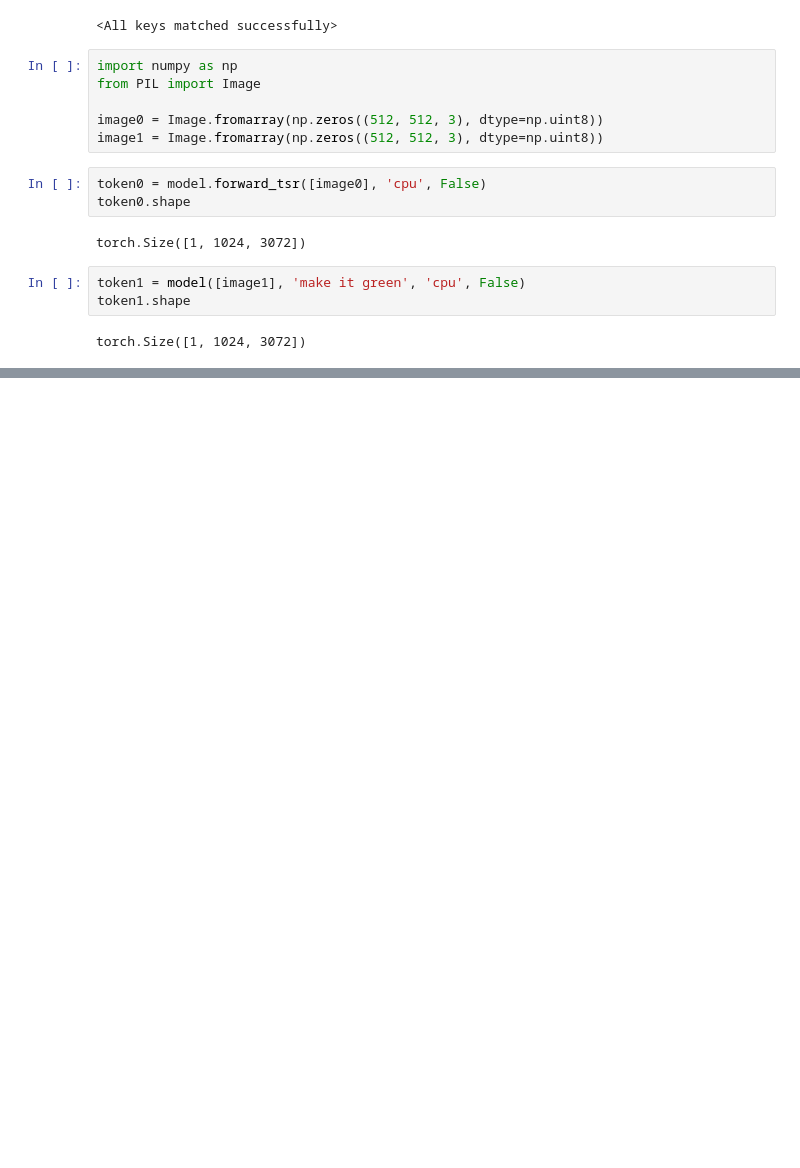
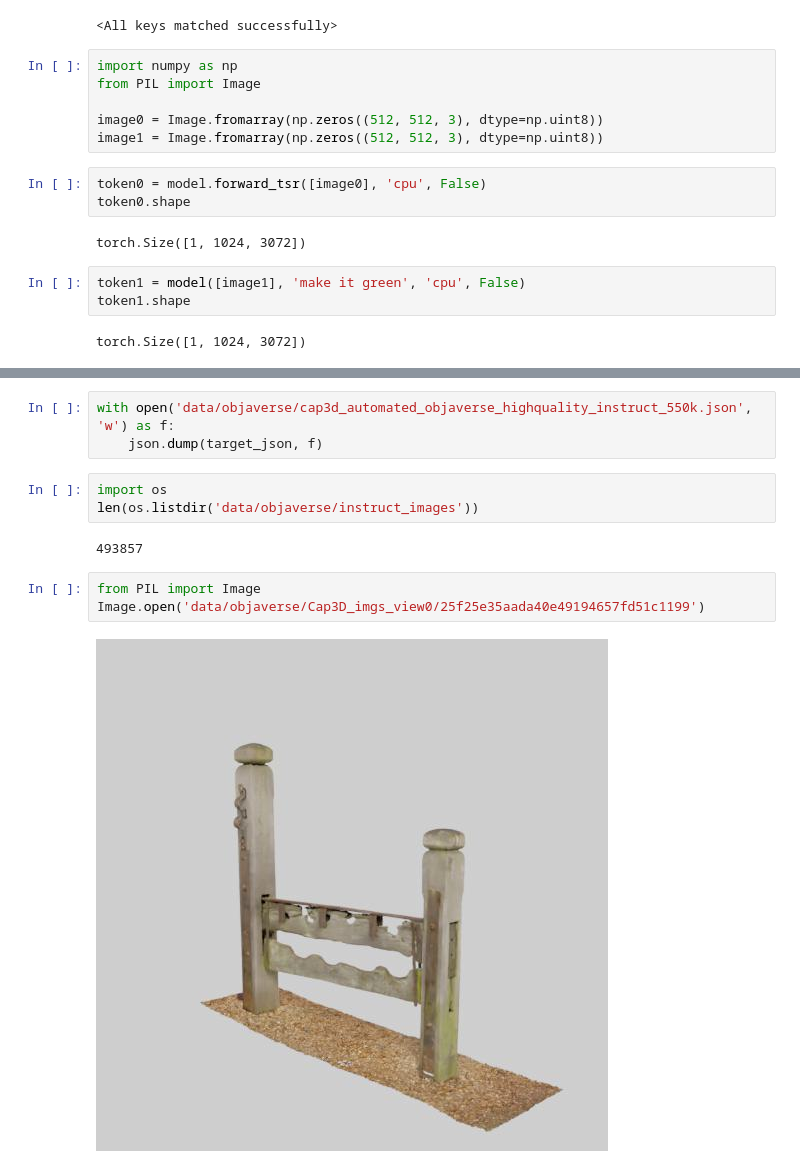
Before and after one commit to Youlixiya/instruct_tri2tri, a Jupyter notebook: test.ipynb, the cells around one changed output, grey strips where cells are left out. Cells and saved outputs as stored; diff of their text form; blank space fills up the shorter version.

Commit message:
instruct_tri2tri

```diff
--- a/test.ipynb
+++ b/test.ipynb
@@ -154,0 +243,13 @@ torch.Size([1, 1024, 3072])
+# %%
+with open('data/objaverse/cap3d_automated_objaverse_highquality_instruct_550k.json', 'w') as f:
+    json.dump(target_json, f)
+# %%
+import os
+len(os.listdir('data/objaverse/instruct_images'))
+# %% [output]
+493857
+# %%
+from PIL import Image
+Image.open('data/objaverse/Cap3D_imgs_view0/25f25e35aada40e49194657fd51c1199')
+# %% [output]
+[figure, added]
```
Also changed, not shown: parts of 18 cells of this notebook, 5 other files.
